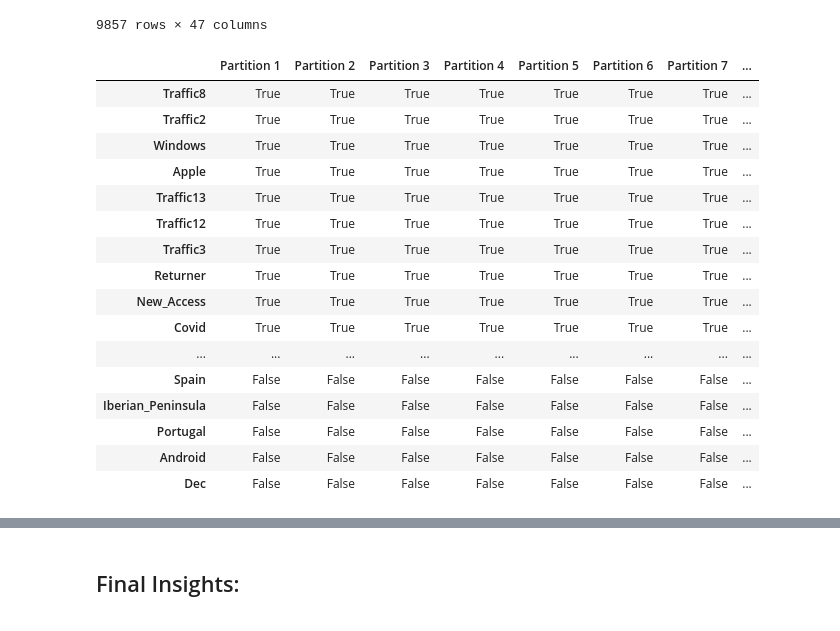
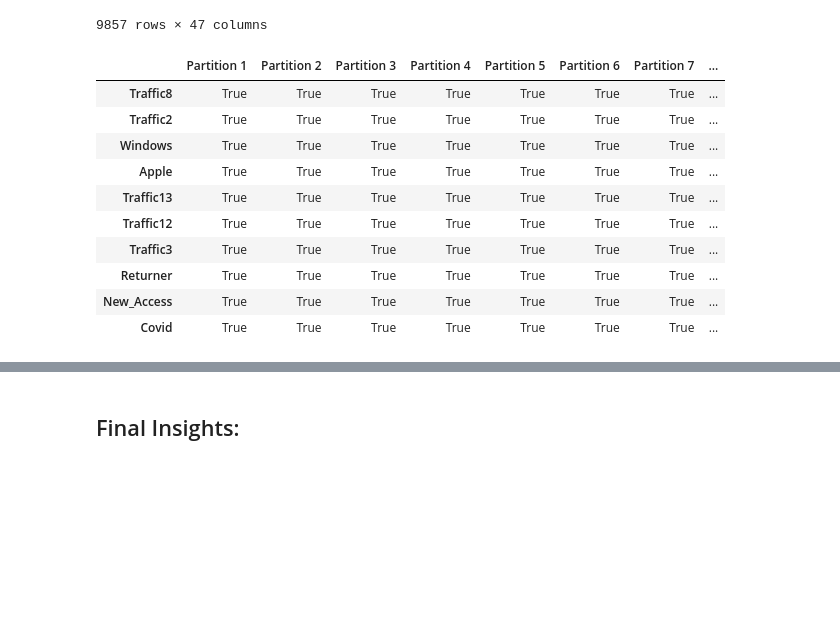
Before and after one commit to JohnnyCodess/Project-Machine-Learning, a Jupyter notebook: 202122 Fall AA Group60 Notebook.ipynb, the cells around one changed output, grey strips where cells are left out. Drawn from its saved outputs; the diff is of its cells as text; code cells hidden in the pictures; blank space fills up the shorter version.

```diff
--- a/202122 Fall AA Group60 Notebook.ipynb
+++ b/202122 Fall AA Group60 Notebook.ipynb
@@ -568,5 +568,5 @@ techscape.drop('Type_of_Visitor', axis=1, inplace=True)
 techscape.drop('Browser', axis=1, inplace=True)
 techscape.drop('Type_of_Traffic', axis=1, inplace=True)
 techscape.drop('Date', axis=1, inplace=True)
-#techscape.drop('Access_ID', axis=1, inplace=True)
+techscape.drop('Access_ID', axis=1, inplace=True)
 techscape.drop('Month', axis=1, inplace=True)
@@ -592,15 +594,15 @@ target = techscape['Buy']
 
 ## -----------------------
 #
-#from sklearn.model_selection import train_test_split
+from sklearn.model_selection import train_test_split
 #
-#X_train, X_val, y_train, y_val = train_test_split(data, target, train_size=0.75, stratify = target, random_state=5)
+X_train, X_val, y_train, y_val = train_test_split(data, target, train_size=0.75, stratify = target, random_state=5)
 ## Train 0.75 || Valid 0.25
 ## Stratify so we have the same values in target in the train and val datasets
 #
 ## -----------------------
 #
-#X_train_metric = X_train.select_dtypes(include=np.number).set_index(X_train.index)
+X_train_metric = X_train.select_dtypes(include=np.number).set_index(X_train.index)
 #X_train_non_metric = X_train.select_dtypes(exclude=np.number).set_index(X_train.index)
 ## DO IT for validation
 #X_val_metric = X_val.select_dtypes(include=np.number).set_index(X_val.index)
@@ -612,11 +614,11 @@ target = techscape['Buy']
 
 #from sklearn.preprocessing import MinMaxScaler
 #
-#scaler = MinMaxScaler().fit(X_train_metric)
-#X_train_metric_scaled = scaler.transform(X_train_metric) # this will return an array
+scaler = MinMaxScaler().fit(X_train_metric)
+X_train_metric_scaled = scaler.transform(X_train_metric) # this will return an array
 #
 ### Convert the array to a pandas dataframe
-#X_train_metric_scaled = pd.DataFrame(X_train_metric_scaled, columns = X_train_metric.columns).set_index(X_train.index)
+X_train_metric_scaled = pd.DataFrame(X_train_metric_scaled, columns = X_train_metric.columns).set_index(X_train.index)
 #display(X_train_metric_scaled.head(3))
 #
 #X_val_metric_scaled = scaler.transform(X_val_metric)
@@ -1184,37 +1220,34 @@ for train_index, val_index in kf.split(data_non_metric):
         selected_features = pd.Series(importance_list, index = X_train.columns, name=f'Partition {fold}')
 
         chi_square_results = pd.concat((chi_square_results, selected_features), axis=1)
 
         fold+=1
 
 
 # Add new column with count of True's
 count_chi_square_list = []
 for index, row in chi_square_results.iterrows():
     count = 0
     for elem in row:
         if elem == True:
             count+=1
     count_chi_square_list.append(count)
 
 chi_square_results['Count'] = count_chi_square_list
 
-chi_square_results.sort_values(by='Count', ascending=False)
+chi_square_results.sort_values(by='Count', ascending=False, inplace = True)
+
+chi_square_results['Keep'] = chi_square_results['Count'].apply(lambda x: 'Yes' if x == 10 else 'No')
+chi_square_results[chi_square_results['Keep'] == 'Yes']
 # %% [output]
 |  | Partition 1 | Partition 2 | Partition 3 | Partition 4 | Partition 5 | Partition 6 | Partition 7 | ... |
 | Traffic8 | True | True | True | True | True | True | True | ... |
 | Traffic2 | True | True | True | True | True | True | True | ... |
 | Windows | True | True | True | True | True | True | True | ... |
 | Apple | True | True | True | True | True | True | True | ... |
 | Traffic13 | True | True | True | True | True | True | True | ... |
 | Traffic12 | True | True | True | True | True | True | True | ... |
 | Traffic3 | True | True | True | True | True | True | True | ... |
 | Returner | True | True | True | True | True | True | True | ... |
 | New_Access | True | True | True | True | True | True | True | ... |
 | Covid | True | True | True | True | True | True | True | ... |
-| ... | ... | ... | ... | ... | ... | ... | ... | ... |
-| Spain | False | False | False | False | False | False | False | ... |
-| Iberian_Peninsula | False | False | False | False | False | False | False | ... |
-| Portugal | False | False | False | False | False | False | False | ... |
-| Android | False | False | False | False | False | False | False | ... |
-| Dec | False | False | False | False | False | False | False | ... |
```
Also changed, not shown: parts of 38 cells of this notebook.
